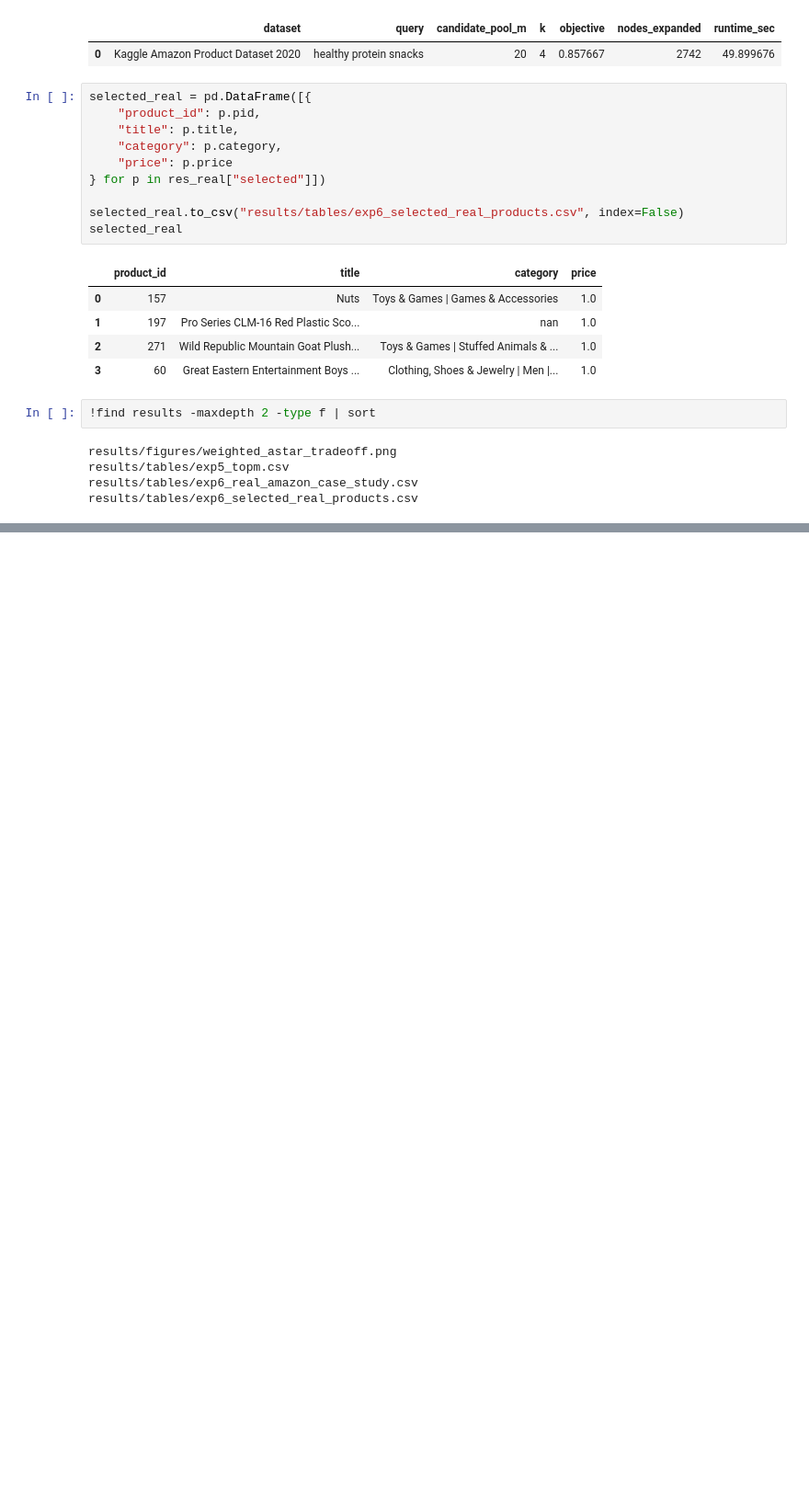
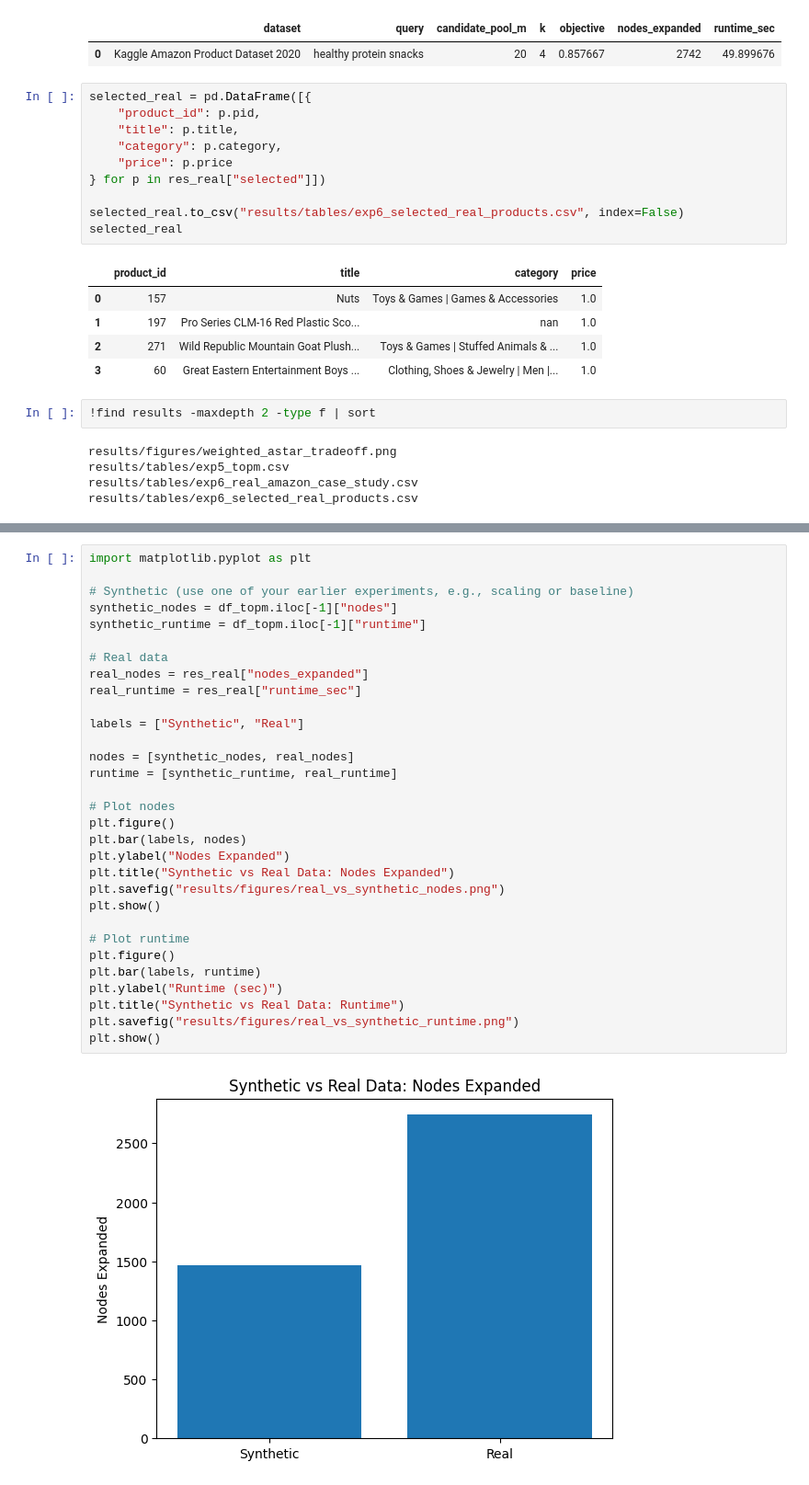
Before and after one commit to sowjanyakaranam/heuristic-product-retrieval, a Jupyter notebook: heuristic_product_retrieval/notebooks/m2_experiments.ipynb, the cells around one changed output, grey strips where cells are left out. Shown at 92% size. Saved outputs shown, nothing was run; the diff lists cells and outputs as text; blank space fills up the shorter version.

Commit message:
Final results

```diff
--- a/heuristic_product_retrieval/notebooks/m2_experiments.ipynb
+++ b/heuristic_product_retrieval/notebooks/m2_experiments.ipynb
@@ -688,0 +696,33 @@ results/tables/exp6_selected_real_products.csv
+# %%
+import matplotlib.pyplot as plt
+
+# Synthetic (use one of your earlier experiments, e.g., scaling or baseline)
+synthetic_nodes = df_topm.iloc[-1]["nodes"]
+synthetic_runtime = df_topm.iloc[-1]["runtime"]
+
+# Real data
+real_nodes = res_real["nodes_expanded"]
+real_runtime = res_real["runtime_sec"]
+
+labels = ["Synthetic", "Real"]
+
+nodes = [synthetic_nodes, real_nodes]
+runtime = [synthetic_runtime, real_runtime]
+
+# Plot nodes
+plt.figure()
+plt.bar(labels, nodes)
+plt.ylabel("Nodes Expanded")
+plt.title("Synthetic vs Real Data: Nodes Expanded")
+plt.savefig("results/figures/real_vs_synthetic_nodes.png")
+plt.show()
+
+# Plot runtime
+plt.figure()
+plt.bar(labels, runtime)
+plt.ylabel("Runtime (sec)")
+plt.title("Synthetic vs Real Data: Runtime")
+plt.savefig("results/figures/real_vs_synthetic_runtime.png")
+plt.show()
+# %% [output]
+[figure, added]
```
Also changed, not shown: parts of 5 cells of this notebook.
